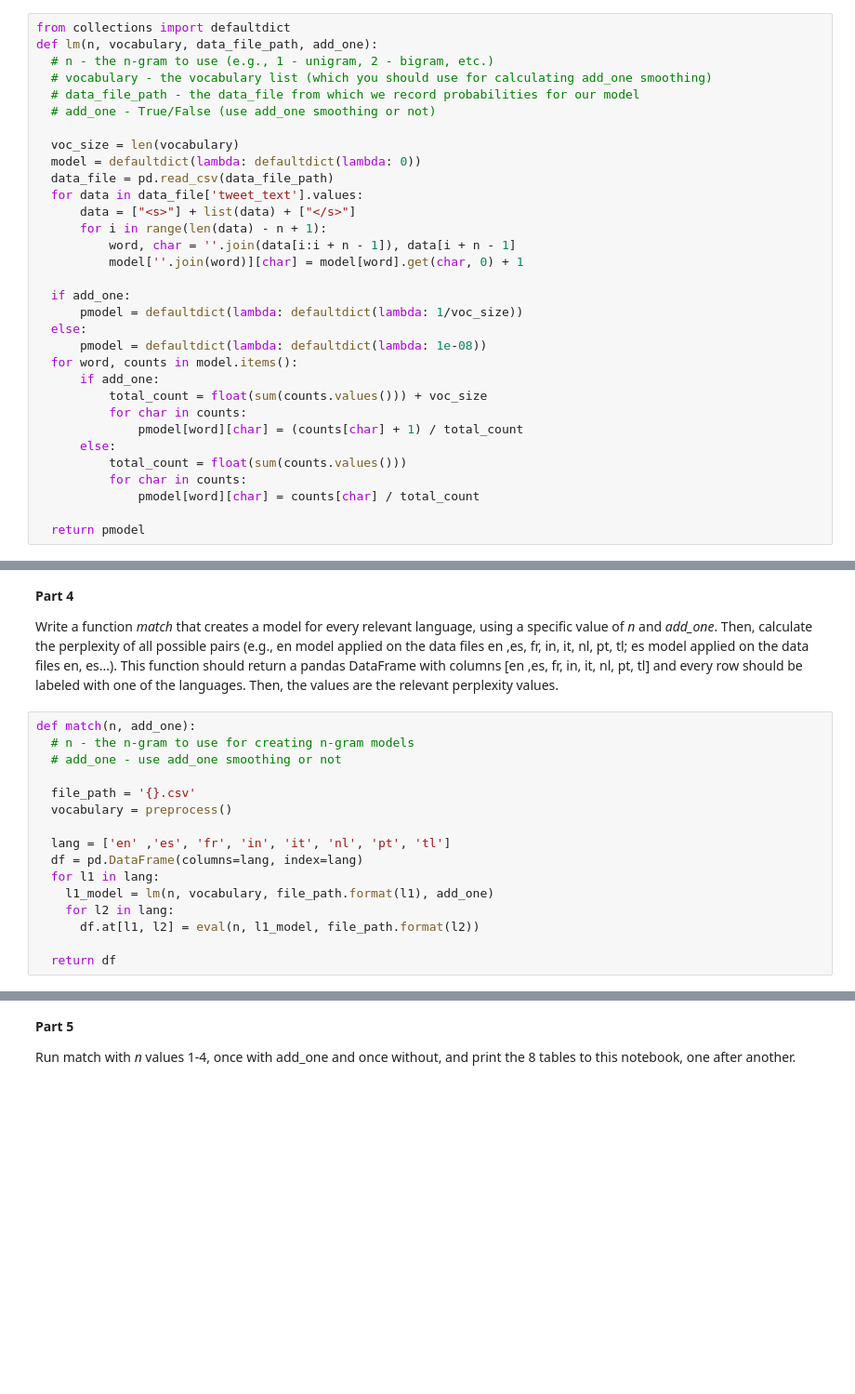
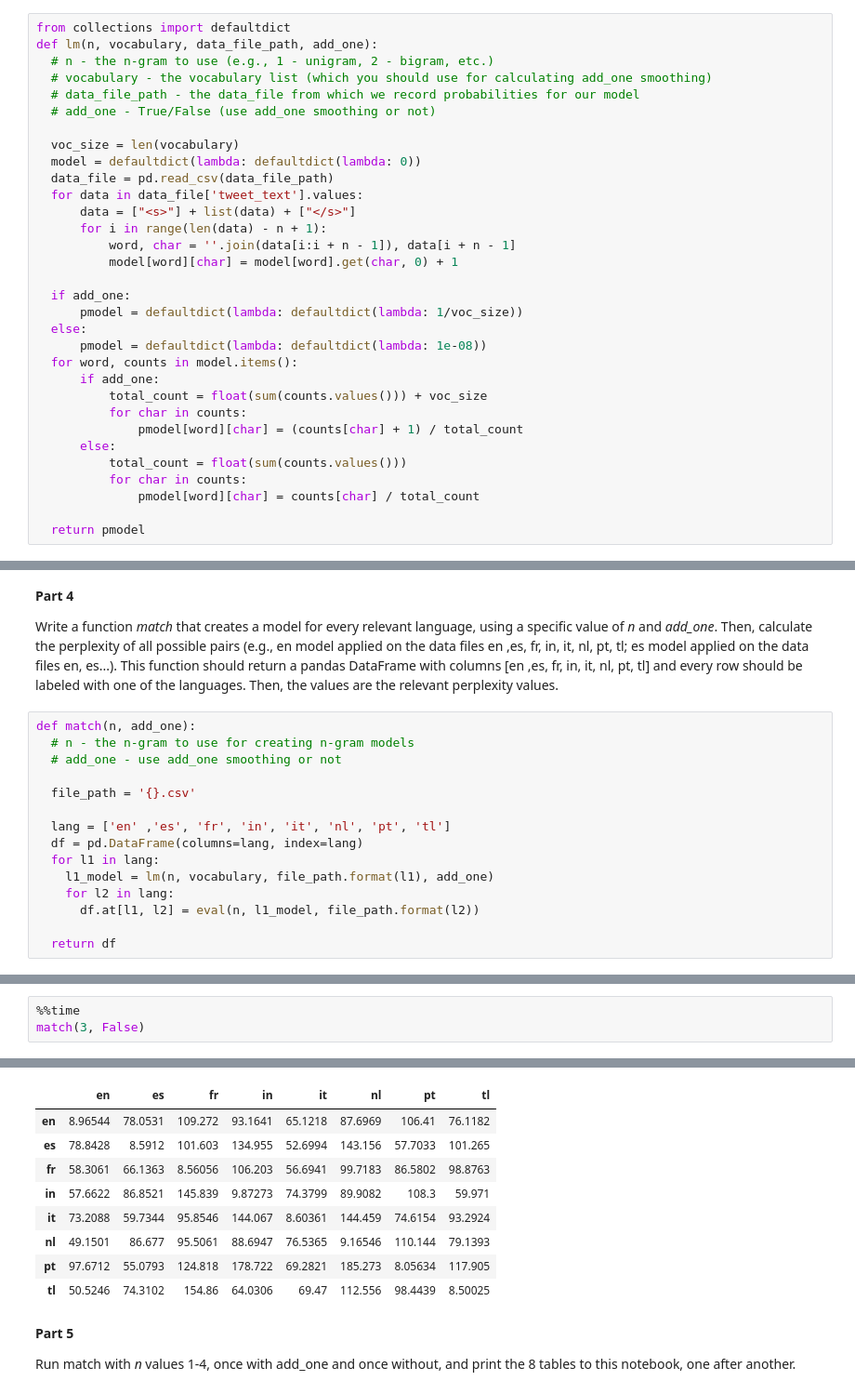
Before and after one commit to ronenbendavid/IDC_NLP, a Jupyter notebook: Asi_Assignment_1.ipynb, the cells around one changed output, grey strips where cells are left out. Shown at 93% size. Drawn from its saved outputs; the diff is of its cells as text; blank space fills up the shorter version.

```diff
--- a/Asi_Assignment_1.ipynb
+++ b/Asi_Assignment_1.ipynb
@@ -89,7 +92,7 @@ def lm(n, vocabulary, data_file_path, add_one):
       data = ["<s>"] + list(data) + ["</s>"]
       for i in range(len(data) - n + 1):
           word, char = ''.join(data[i:i + n - 1]), data[i + n - 1]
-          model[''.join(word)][char] = model[word].get(char, 0) + 1
+          model[word][char] = model[word].get(char, 0) + 1
 
   if add_one:
       pmodel = defaultdict(lambda: defaultdict(lambda: 1/voc_size))
@@ -172,7 +165,6 @@ def match(n, add_one):
   # add_one - use add_one smoothing or not
 
   file_path = '{}.csv'
-  vocabulary = preprocess()
 
   lang = ['en' ,'es', 'fr', 'in', 'it', 'nl', 'pt', 'tl']
   df = pd.DataFrame(columns=lang, index=lang)
@@ -208,0 +177,4 @@ tl  27.7543  28.4973  33.4273  25.9127  27.8307  31.2726    31.66  21.4386
+# %%
+%%time
+match(3, False)
+# %% [output]
@@ -209,3 +183,12 @@ tl  27.7543  28.4973  33.4273  25.9127  27.8307  31.2726    31.66  21.4386
+|  | en | es | fr | in | it | nl | pt | tl |
+| en | 8.96544 | 78.0531 | 109.272 | 93.1641 | 65.1218 | 87.6969 | 106.41 | 76.1182 |
+| es | 78.8428 | 8.5912 | 101.603 | 134.955 | 52.6994 | 143.156 | 57.7033 | 101.265 |
+| fr | 58.3061 | 66.1363 | 8.56056 | 106.203 | 56.6941 | 99.7183 | 86.5802 | 98.8763 |
+| in | 57.6622 | 86.8521 | 145.839 | 9.87273 | 74.3799 | 89.9082 | 108.3 | 59.971 |
+| it | 73.2088 | 59.7344 | 95.8546 | 144.067 | 8.60361 | 144.459 | 74.6154 | 93.2924 |
+| nl | 49.1501 | 86.677 | 95.5061 | 88.6947 | 76.5365 | 9.16546 | 110.144 | 79.1393 |
+| pt | 97.6712 | 55.0793 | 124.818 | 178.722 | 69.2821 | 185.273 | 8.05634 | 117.905 |
+| tl | 50.5246 | 74.3102 | 154.86 | 64.0306 | 69.47 | 112.556 | 98.4439 | 8.50025 |
 # %% [markdown]
 **Part 5**
 
```
Also changed, not shown: parts of 8 cells of this notebook.
